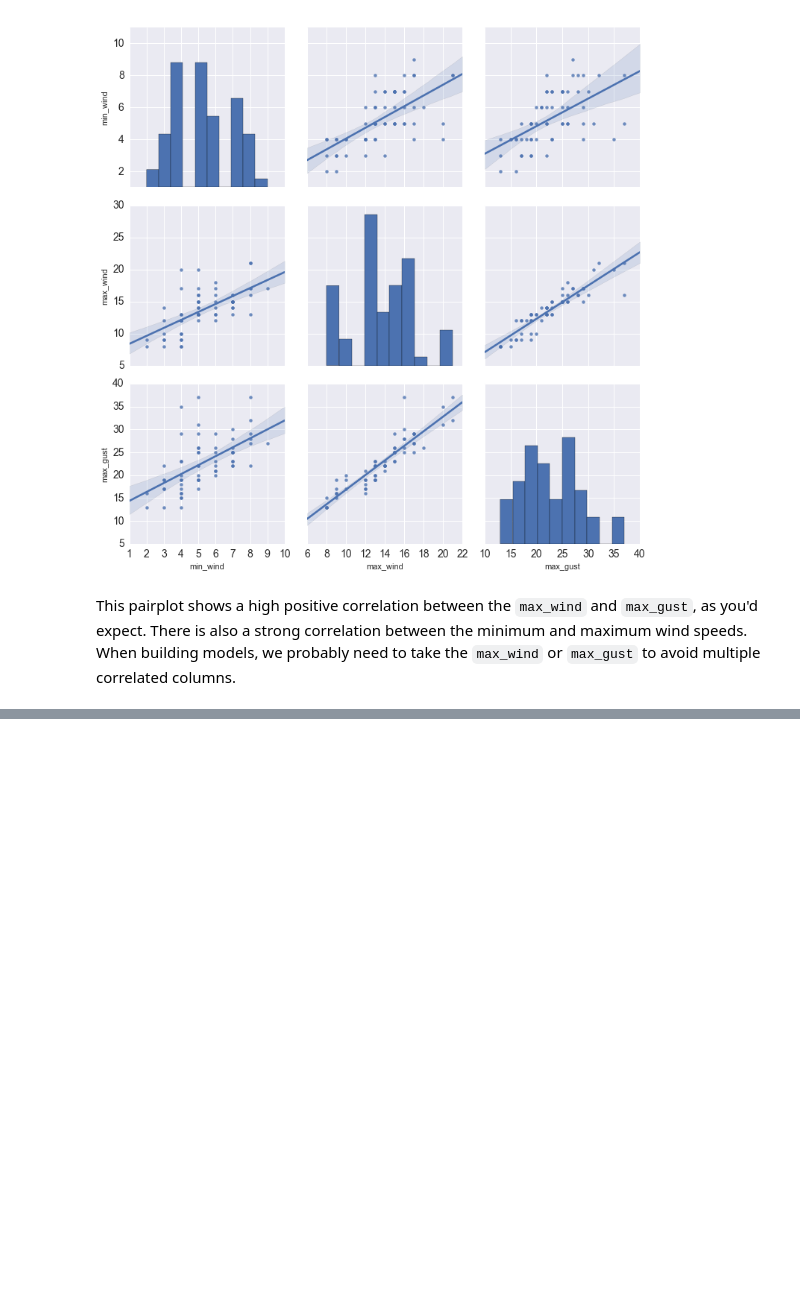
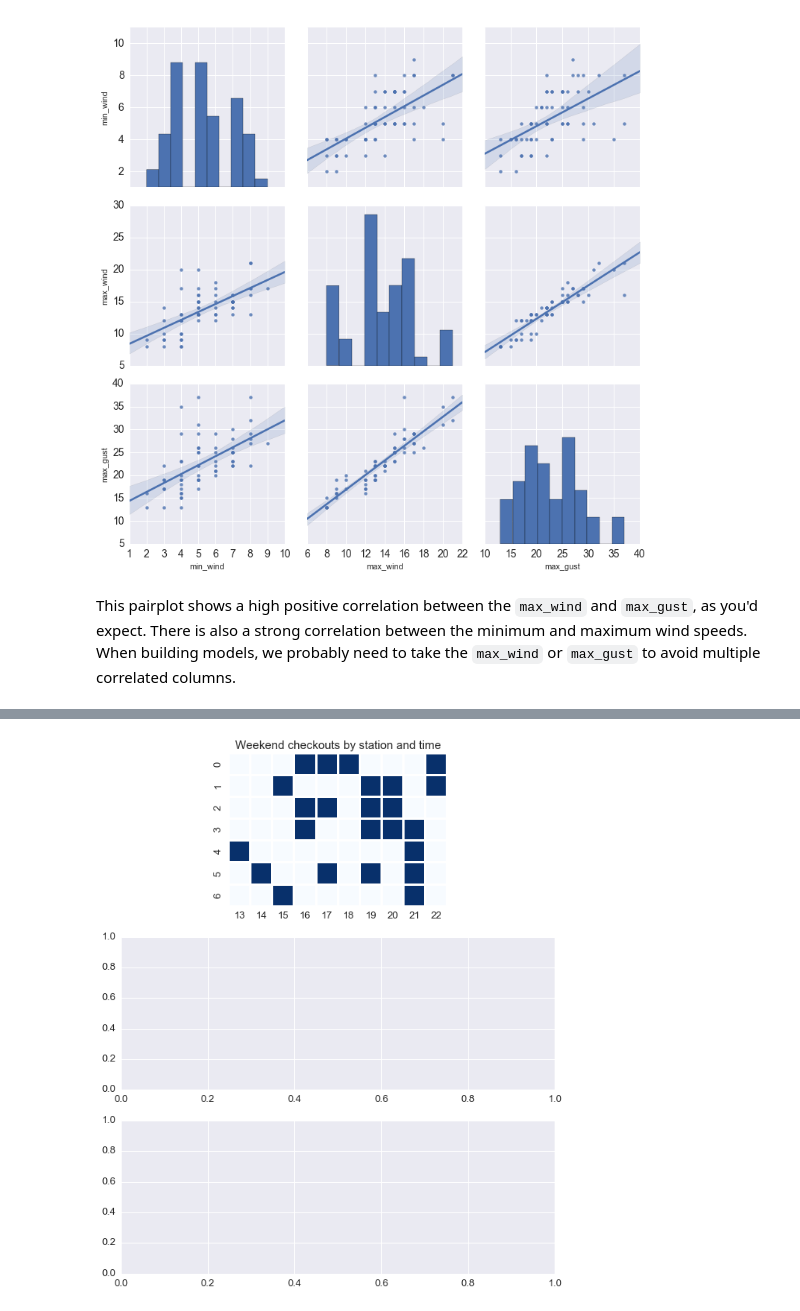
Before and after one commit to timgasser/bcycle-austin, a Jupyter notebook: notebooks/bcycle_models.ipynb, the cells around one changed output, grey strips where cells are left out. Drawn from its saved outputs; the diff is of its cells as text; code cells hidden in the pictures; blank space fills up the shorter version.

Commit message:
Added all the weather infor apart from heatmaps

```diff
--- a/notebooks/bcycle_models.ipynb
+++ b/notebooks/bcycle_models.ipynb
@@ -221,0 +226,27 @@ This pairplot shows a high positive correlation between the `max_wind` and `max_
+# %%
+# weather_df[['thunderstorm', 'rain', 'fog']].plot.bar(figsize=(20,20))
+heatmap_df = weather_df.copy()
+heatmap_df = heatmap_df[['thunderstorm', 'rain', 'fog']]
+heatmap_df = heatmap_df.reset_index()
+heatmap_df['day'] = heatmap_df['date'].dt.dayofweek
+heatmap_df['week'] = heatmap_df['date'].dt.week
+heatmap_df = heatmap_df.pivot_table(values='thunderstorm', index='day', columns='week')
+heatmap_df = heatmap_df.fillna(False)
+# ['day'] = heatmap_df.index.dt.dayofweek
+
+fig, axes = plt.subplots(3,1, figsize=(10,12))
+sns.heatmap(data=heatmap_df, square=True, cmap='Blues', linewidth=2, cbar=False, linecolor='white', ax=axes[0])
+axes[0].set_title('Weekend checkouts by station and time', fontdict={'size' : 15})
+
+
+for ax in axes:
+    ax.set_xlabel('')
+    ax.set_ylabel('')
+    ax.tick_params(axis='x', labelsize=13)
+    ax.tick_params(axis='y', labelsize=13)
+
+
+
+# heatmap_df
+# %% [output]
+[figure, added]
```
Also changed, not shown: parts of 1 cell of this notebook.
